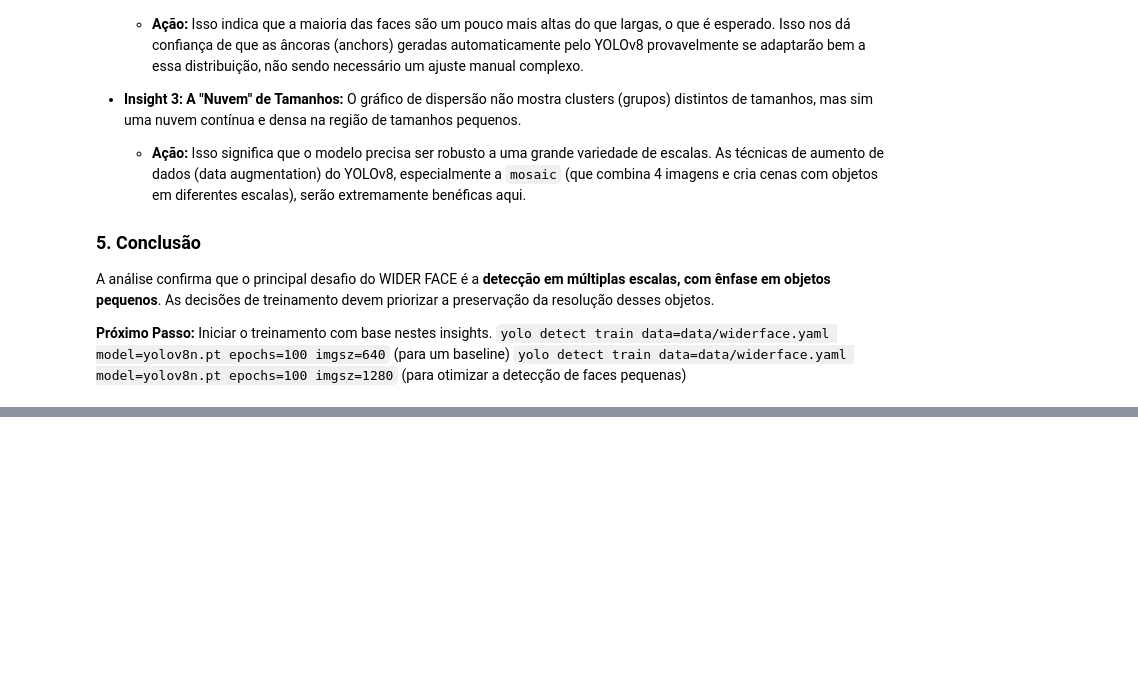
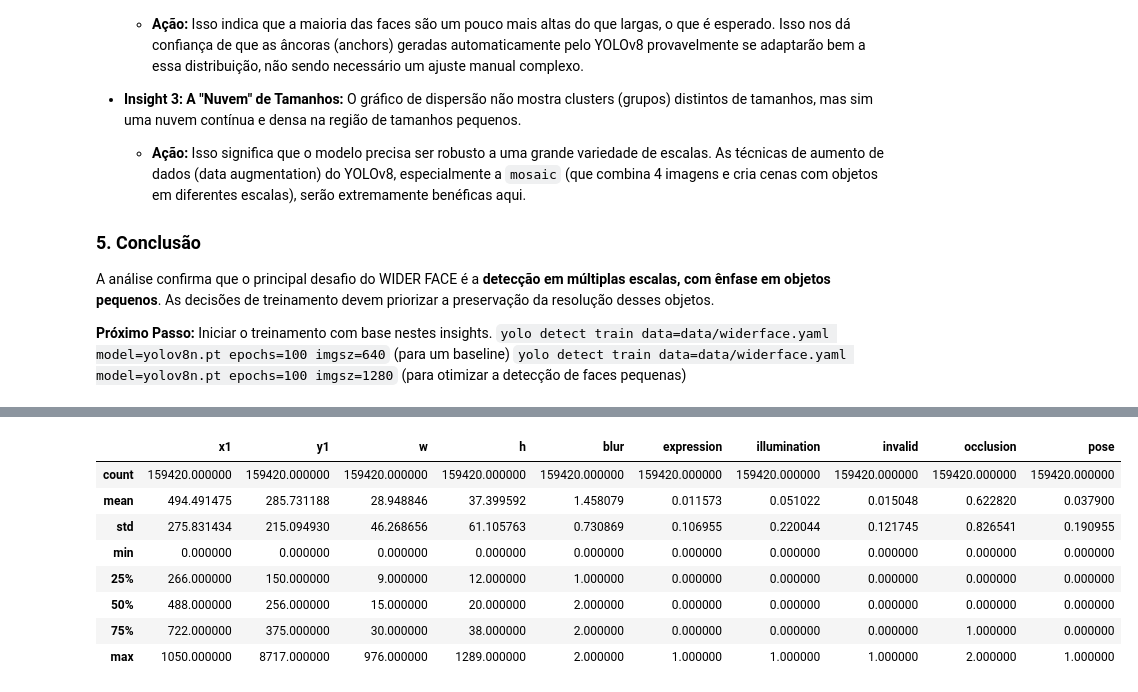
Before and after one commit to ld-wg/ml-optimization, a Jupyter notebook: eda.ipynb, the cells around one changed output, grey strips where cells are left out. Cells and saved outputs as stored; diff of their text form; code cells hidden in the pictures; blank space fills up the shorter version.

```diff
--- a/eda.ipynb
+++ b/eda.ipynb
@@ -193,3 +186,6 @@ A análise confirma que o principal desafio do WIDER FACE é a **detecção em m
 **Próximo Passo:** Iniciar o treinamento com base nestes insights.
 `yolo detect train data=data/widerface.yaml model=yolov8n.pt epochs=100 imgsz=640` (para um baseline)
 `yolo detect train data=data/widerface.yaml model=yolov8n.pt epochs=100 imgsz=1280` (para otimizar a detecção de faces pequenas)
+# %%
+df_numerical = pd.read_csv('wider_face_train_attributes.csv')
+df_numerical.head()
@@ -195,0 +199,12 @@ A análise confirma que o principal desafio do WIDER FACE é a **detecção em m
+# %%
+df_numerical.describe()
+# %% [output]
+|  | x1 | y1 | w | h | blur | expression | illumination | invalid | occlusion | pose |
+| count | 159420.000000 | 159420.000000 | 159420.000000 | 159420.000000 | 159420.000000 | 159420.000000 | 159420.000000 | 159420.000000 | 159420.000000 | 159420.000000 |
+| mean | 494.491475 | 285.731188 | 28.948846 | 37.399592 | 1.458079 | 0.011573 | 0.051022 | 0.015048 | 0.622820 | 0.037900 |
+| std | 275.831434 | 215.094930 | 46.268656 | 61.105763 | 0.730869 | 0.106955 | 0.220044 | 0.121745 | 0.826541 | 0.190955 |
+| min | 0.000000 | 0.000000 | 0.000000 | 0.000000 | 0.000000 | 0.000000 | 0.000000 | 0.000000 | 0.000000 | 0.000000 |
+| 25% | 266.000000 | 150.000000 | 9.000000 | 12.000000 | 1.000000 | 0.000000 | 0.000000 | 0.000000 | 0.000000 | 0.000000 |
+| 50% | 488.000000 | 256.000000 | 15.000000 | 20.000000 | 2.000000 | 0.000000 | 0.000000 | 0.000000 | 0.000000 | 0.000000 |
+| 75% | 722.000000 | 375.000000 | 30.000000 | 38.000000 | 2.000000 | 0.000000 | 0.000000 | 0.000000 | 1.000000 | 0.000000 |
+| max | 1050.000000 | 8717.000000 | 976.000000 | 1289.000000 | 2.000000 | 1.000000 | 1.000000 | 1.000000 | 2.000000 | 1.000000 |
```
Also changed, not shown: parts of 2 cells of this notebook, 3 other files.
